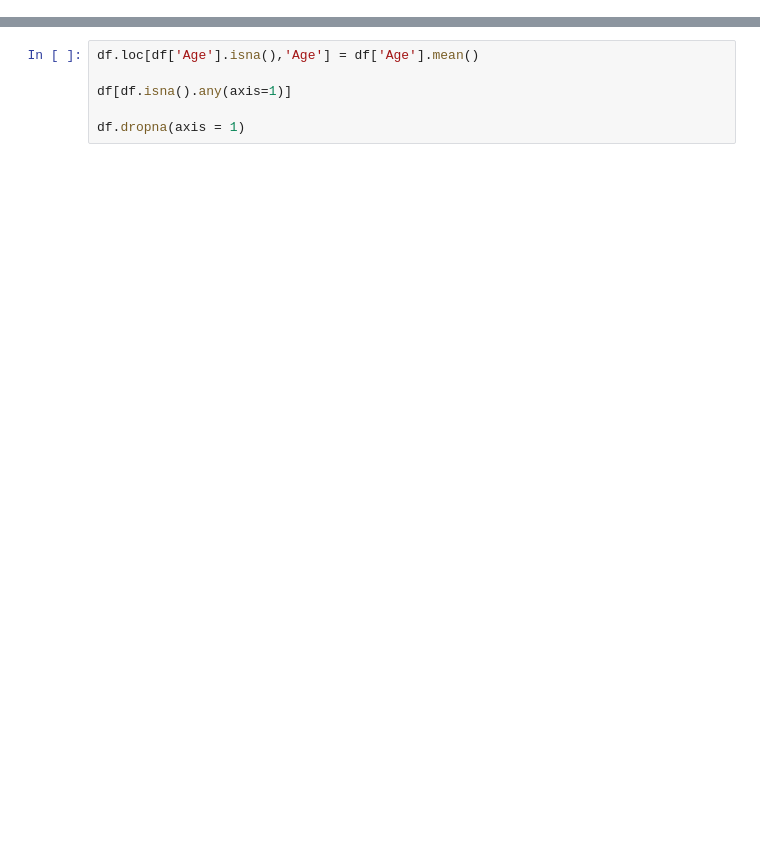
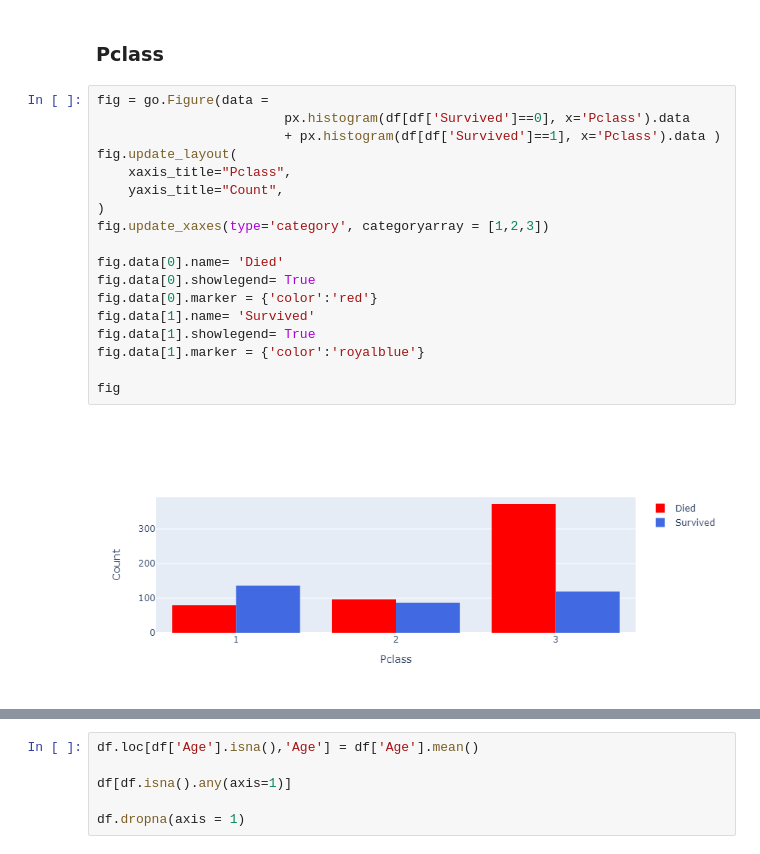
Before and after one commit to hhdtan/ML_didalydoos, a Jupyter notebook: kaggle/titanic/titanic.ipynb, the cells around one changed output, grey strips where cells are left out. Cells and saved outputs as stored; diff of their text form; blank space fills up the shorter version.

```diff
--- a/kaggle/titanic/titanic.ipynb
+++ b/kaggle/titanic/titanic.ipynb
@@ -26,0 +43,22 @@ df
+# %% [markdown]
+### Pclass
+# %%
+fig = go.Figure(data =
+                        px.histogram(df[df['Survived']==0], x='Pclass').data
+                        + px.histogram(df[df['Survived']==1], x='Pclass').data )
+fig.update_layout(
+    xaxis_title="Pclass",
+    yaxis_title="Count",
+)
+fig.update_xaxes(type='category', categoryarray = [1,2,3])
+
+fig.data[0].name= 'Died'
+fig.data[0].showlegend= True
+fig.data[0].marker = {'color':'red'}
+fig.data[1].name= 'Survived'
+fig.data[1].showlegend= True
+fig.data[1].marker = {'color':'royalblue'}
+
+fig
+# %% [output]
+[figure, added]
```
Also changed, not shown: parts of 44 cells of this notebook.
